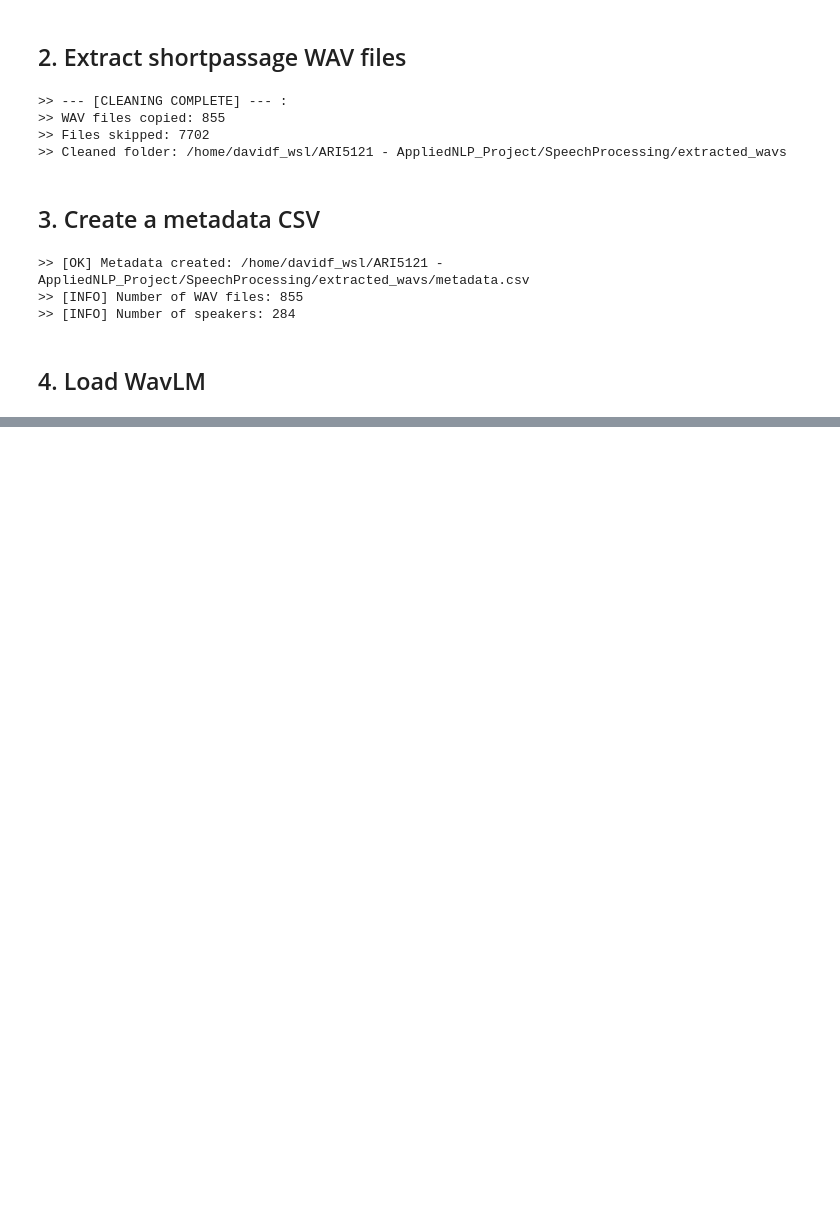
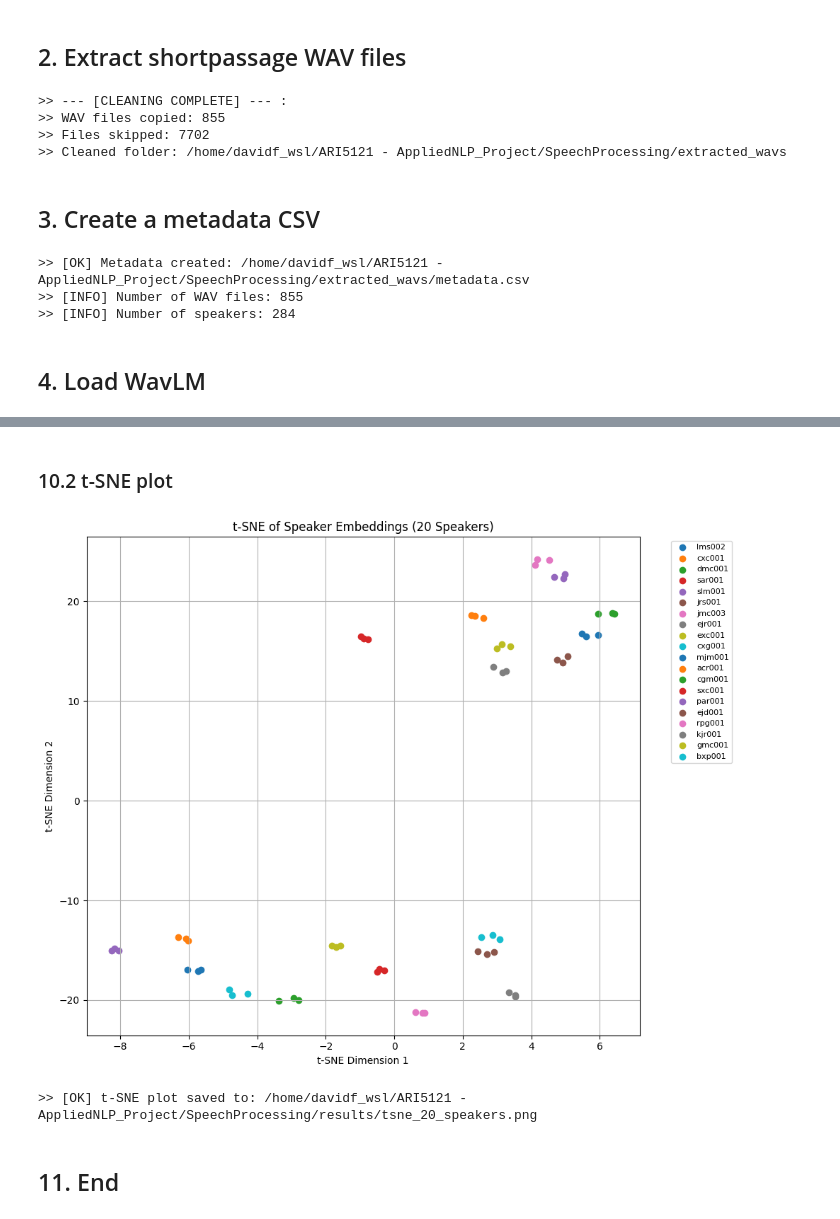
Before and after one commit to DavidF-22/ARI5121-AppliedNLP_Project, a Jupyter notebook: SpeechProcessing/src/SVS_Analysis_and_Eval.ipynb, the cells around one changed output, grey strips where cells are left out. Cells and saved outputs as stored; diff of their text form; code cells hidden in the pictures; blank space fills up the shorter version.

```diff
--- a/SpeechProcessing/src/SVS_Analysis_and_Eval.ipynb
+++ b/SpeechProcessing/src/SVS_Analysis_and_Eval.ipynb
@@ -193,2 +522,46 @@ print(f">> [INFO] Device: {DEVICE}")
+# %% [markdown]
+### 10.2 t-SNE plot
+# %%
+# Reduce embeddings to 2 dimensions using t-SNE.
+# Perplexity 10 is reasonable here for a small subset.
+tsne = TSNE(
+    n_components=2,
+    perplexity=10,
+    random_state=42,
+    init="pca",
+    learning_rate="auto"
+)
+
+X_tsne = tsne.fit_transform(X)
+
+# Create t-SNE plot.
+plt.figure(figsize=(10, 8))
+
+for speaker_id in selected_speakers:
+    mask = speaker_labels == speaker_id
+    plt.scatter(
+        X_tsne[mask, 0],
+        X_tsne[mask, 1],
+        label=speaker_id
+    )
+
+plt.title("t-SNE of Speaker Embeddings (20 Speakers)")
+plt.xlabel("t-SNE Dimension 1")
+plt.ylabel("t-SNE Dimension 2")
+plt.legend(bbox_to_anchor=(1.05, 1), loc="upper left", fontsize=8)
+plt.tight_layout()
+plt.grid()
+
+tsne_plot_path = RESULTS_DIR / "tsne_20_speakers.png"
+plt.savefig(tsne_plot_path, dpi=300, bbox_inches="tight")
+
+plt.show()
+
+print(f">> [OK] t-SNE plot saved to: {tsne_plot_path.resolve()}")
+# %% [output]
+[figure, added]
+>> [OK] t-SNE plot saved to: /home/davidf_wsl/ARI5121 - AppliedNLP_Project/SpeechProcessing/results/tsne_20_speakers.png
+# %% [markdown]
+## 11. End
 # %%
 elapsed_time = time.time() - start_time
```
Also changed, not shown: parts of 25 cells of this notebook.
